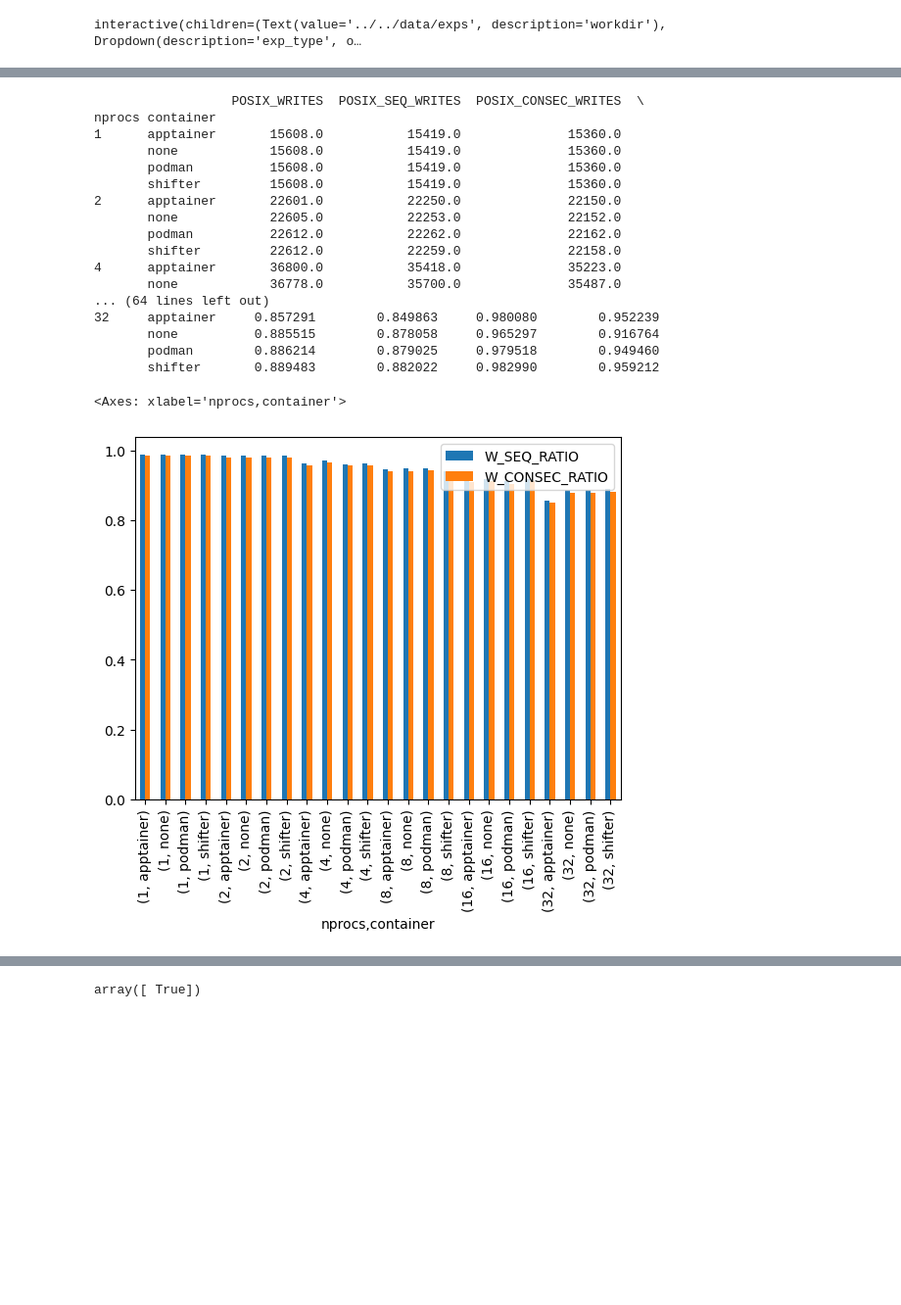
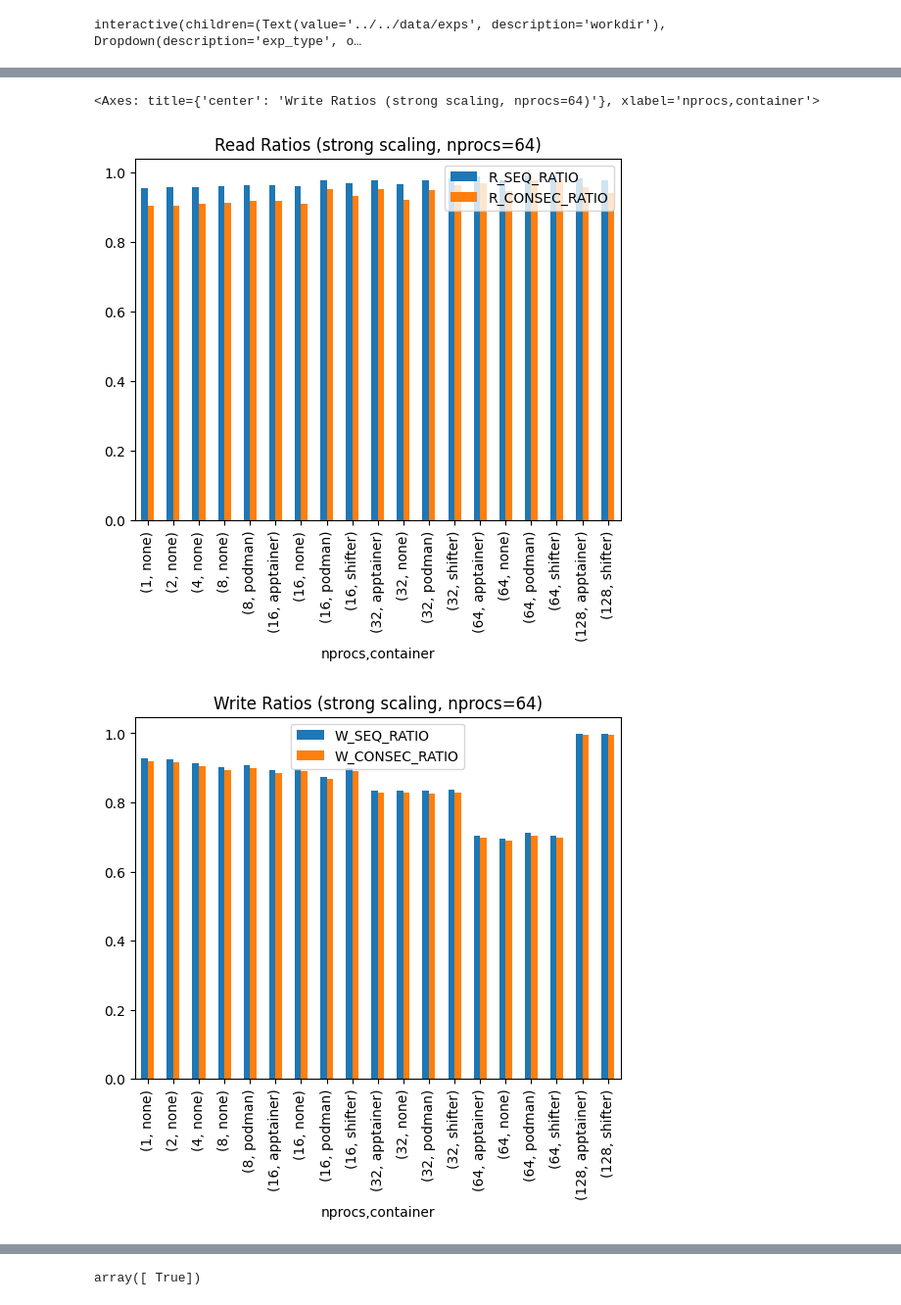
Before and after one commit to WesKw/DerivationExperiments, a Jupyter notebook: analysis/plot_posix_v_stdio.ipynb, the cells around one changed output, grey strips where cells are left out. Shown at 98% size. Saved outputs shown, nothing was run; the diff lists cells and outputs as text; code cells hidden in the pictures; blank space fills up the shorter version.

```diff
--- a/analysis/plot_posix_v_stdio.ipynb
+++ b/analysis/plot_posix_v_stdio.ipynb
@@ -22,14 +22,14 @@ special_groupings = [
 def args(workdir, exp_type, exp_name, limit_cpu):
     return (workdir, exp_type, exp_name, limit_cpu)
 
-arguments=interactive(args, workdir="../../data/exps", exp_type=["weak_scaling", "strong_scaling"], exp_name=["general"], limit_cpu=False, limit_runs=False, continuous_update=False)
+arguments=interactive(args, workdir="../../data/exps", exp_type=["weak_scaling", "strong_scaling"], exp_name=["general", "phases", "sharedfs"], limit_cpu=False, limit_runs=False, continuous_update=False)
 display(arguments)
 # %% [output]
 interactive(children=(Text(value='../../data/exps', description='workdir'), Dropdown(description='exp_type', o…
 # %%
 # load data
 # print(arguments.result)
-darshan_data = load_dataframe(arguments.result[0], arguments.result[1], arguments.result[2], arguments.result[3], modules=["POSIX", "STDIO"])
+darshan_data = load_dataframe(arguments.result[0], arguments.result[1], arguments.result[2], arguments.result[3], modules=["POSIX"])
 darshan_data = darshan_data.compute()
 darshan_data
 # %% [output]
@@ -88,42 +167,33 @@ ext_df
 # %%
 import seaborn as sb
+
+write_ratio=["W_SEQ_RATIO", "W_CONSEC_RATIO"]
+read_ratio=["R_SEQ_RATIO", "R_CONSEC_RATIO"]
 
 module_operations = ["POSIX_READS", "POSIX_WRITES", "POSIX_CONSEC_READS", "POSIX_CONSEC_WRITES", "POSIX_SEQ_READS", "POSIX_SEQ_WRITES"]
 seq_df = darshan_data[["file_name", "id", "process", "basename", "max_events", "nprocs", "container", "run"] + module_operations].dropna()
 # seq_df["nprocs"] = pd.to_numeric(seq_df["nprocs"])
-seq_df = seq_df[seq_df["nprocs"] != 64]
 seq_df = seq_df[seq_df["run"] == "1"]
 seq_df = seq_df.groupby(["nprocs", "container"]).agg({"POSIX_WRITES": "sum", "POSIX_SEQ_WRITES": "sum",  "POSIX_CONSEC_WRITES": sum, "POSIX_READS": "sum", "POSIX_SEQ_READS": "sum", "POSIX_CONSEC_READS": "sum"})
 seq_df["W_SEQ_RATIO"] = seq_df["POSIX_SEQ_WRITES"] / seq_df["POSIX_WRITES"]
 seq_df["W_CONSEC_RATIO"] = seq_df["POSIX_CONSEC_WRITES"] / seq_df["POSIX_WRITES"]
 seq_df["R_SEQ_RATIO"] = seq_df["POSIX_SEQ_READS"] / seq_df["POSIX_READS"]
 seq_df["R_CONSEC_RATIO"] = seq_df["POSIX_CONSEC_READS"] / seq_df["POSIX_READS"]
 
-print(seq_df)
+# print(seq_df)
 
 # seq_df.plot(kind="bar", y=["POSIX_SEQ_WRITES", "POSIX_CONSEC_WRITES", "POSIX_WRITES"], stacked=True)
 # sb.boxenplot(seq_df, x="nprocs", y="", hue="container")
-seq_df.plot(kind="bar", y=["W_SEQ_RATIO", "W_CONSEC_RATIO"], stacked=False)
+# seq_df.plot(kind="bar", y=["R_SEQ_RATIO", "R_CONSEC_RATIO"], stacked=False)
+reads = seq_df.plot(kind="bar", y=read_ratio, stacked=False)
+writes = seq_df.plot(kind="bar", y=write_ratio, stacked=False)
+writes.set_title(f"Write Ratios ({SCALING}, nprocs={nprocs})")
+reads.set_title(f"Read Ratios ({SCALING}, nprocs={nprocs})")
+writes
 # %% [output]
-                  POSIX_WRITES  POSIX_SEQ_WRITES  POSIX_CONSEC_WRITES  \
-nprocs container
-1      apptainer       15608.0           15419.0              15360.0
-       none            15608.0           15419.0              15360.0
-       podman          15608.0           15419.0              15360.0
-       shifter         15608.0           15419.0              15360.0
-2      apptainer       22601.0           22250.0              22150.0
-       none            22605.0           22253.0              22152.0
-       podman          22612.0           22262.0              22162.0
-       shifter         22612.0           22259.0              22158.0
-4      apptainer       36800.0           35418.0              35223.0
-       none            36778.0           35700.0              35487.0
-... (64 lines left out)
-32     apptainer     0.857291        0.849863     0.980080        0.952239
-       none          0.885515        0.878058     0.965297        0.916764
-       podman        0.886214        0.879025     0.979518        0.949460
-       shifter       0.889483        0.882022     0.982990        0.959212
+<Axes: title={'center': 'Write Ratios (strong scaling, nprocs=64)'}, xlabel='nprocs,container'>
-<Axes: xlabel='nprocs,container'>
-[figure, old version]
+[figure, new version]
+[figure, added]
 # %%
 import seaborn as sb
 
```
Also changed, not shown: parts of 11 cells of this notebook, 3 other files.
